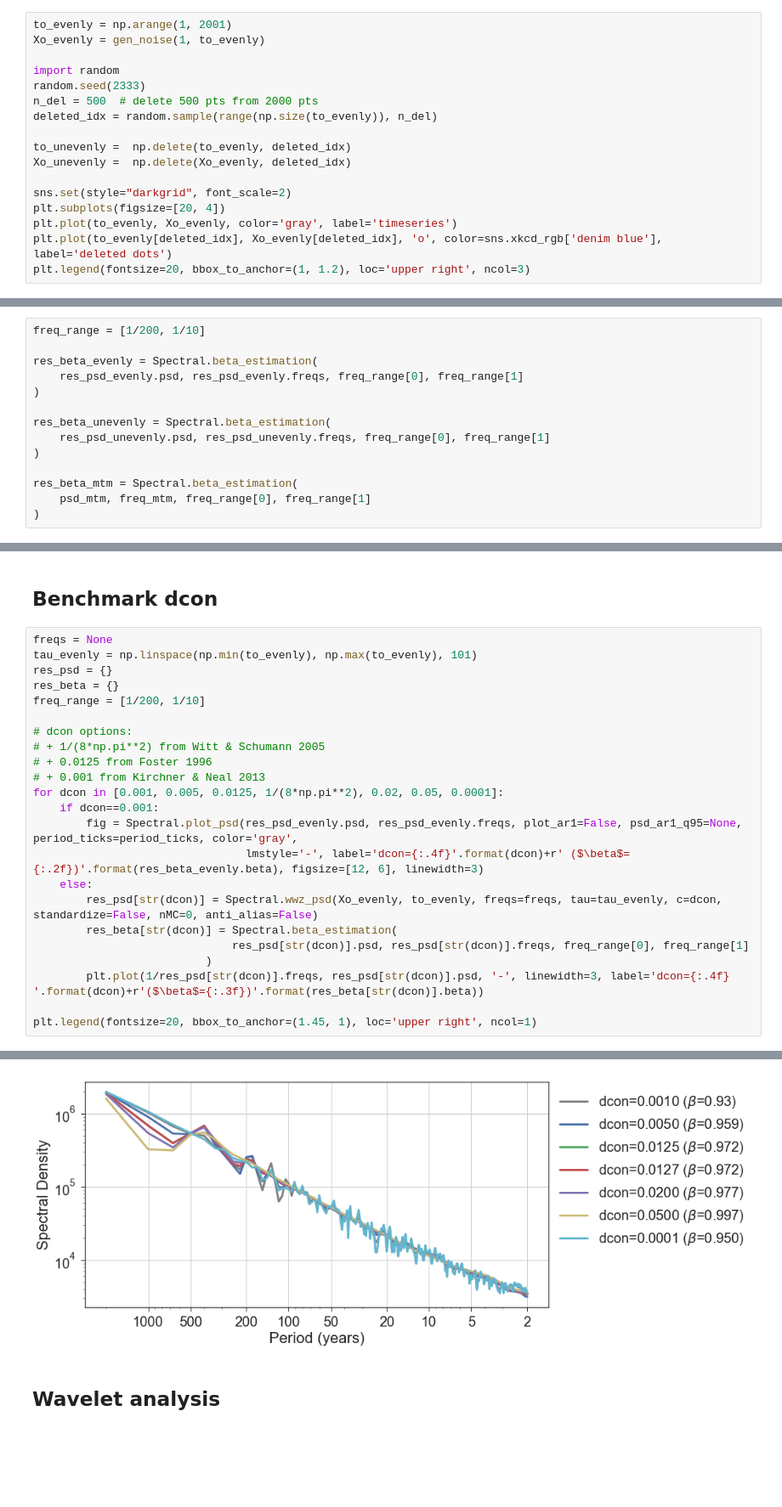
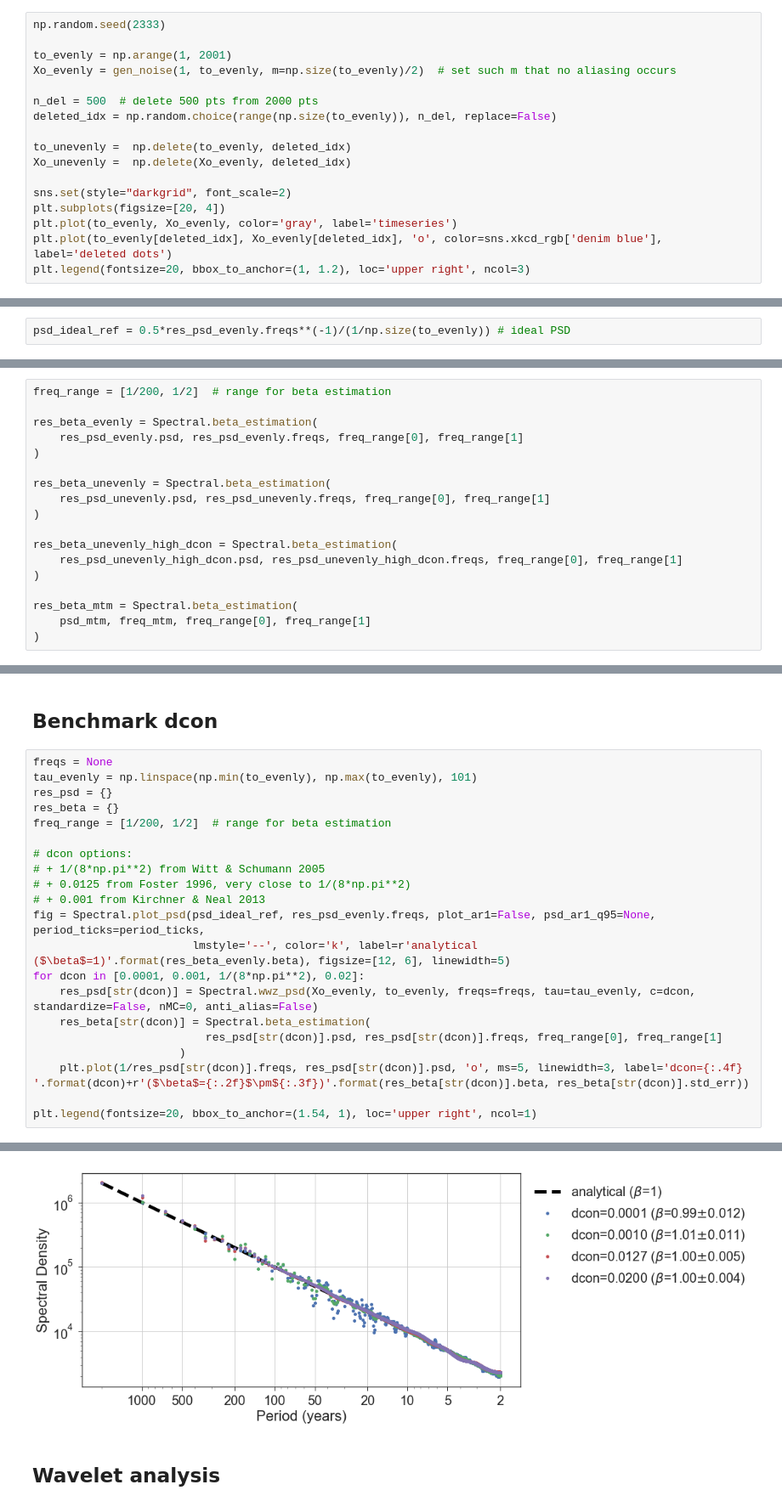
Before and after one commit to LinkedEarth/Pyleoclim_util, a Jupyter notebook: Example/WWZ_benchmark.ipynb, the cells around one changed output, grey strips where cells are left out. Shown at 85% size. Saved outputs shown, nothing was run; the diff lists cells and outputs as text; blank space fills up the shorter version.

```diff
--- a/Example/WWZ_benchmark.ipynb
+++ b/Example/WWZ_benchmark.ipynb
@@ -44,13 +43,13 @@ def gen_noise(alpha, t, f0=None, m=None):
 
     return y
 # %%
+np.random.seed(2333)
+
 to_evenly = np.arange(1, 2001)
-Xo_evenly = gen_noise(1, to_evenly)
+Xo_evenly = gen_noise(1, to_evenly, m=np.size(to_evenly)/2)  # set such m that no aliasing occurs
 
-import random
-random.seed(2333)
 n_del = 500  # delete 500 pts from 2000 pts
-deleted_idx = random.sample(range(np.size(to_evenly)), n_del)
+deleted_idx = np.random.choice(range(np.size(to_evenly)), n_del, replace=False)
 
 to_unevenly =  np.delete(to_evenly, deleted_idx)
 Xo_unevenly =  np.delete(Xo_evenly, deleted_idx)
@@ -96,8 +96,10 @@ res_psd_unevenly = Spectral.wwz_psd(Xo_unevenly, to_unevenly, freqs=freqs, tau=t
+# %%
+psd_ideal_ref = 0.5*res_psd_evenly.freqs**(-1)/(1/np.size(to_evenly)) # ideal PSD
 # %%
 import nitime.algorithms as tsa
 freq_mtm, psd_mtm, nu = tsa.multi_taper_psd(Xo_evenly, adaptive=False, jackknife=False, NW=2, Fs=1)
 # %%
-freq_range = [1/200, 1/10]
+freq_range = [1/200, 1/2]  # range for beta estimation
 
 res_beta_evenly = Spectral.beta_estimation(
     res_psd_evenly.psd, res_psd_evenly.freqs, freq_range[0], freq_range[1]
@@ -107,6 +109,10 @@ res_beta_unevenly = Spectral.beta_estimation(
     res_psd_unevenly.psd, res_psd_unevenly.freqs, freq_range[0], freq_range[1]
 )
 
+res_beta_unevenly_high_dcon = Spectral.beta_estimation(
+    res_psd_unevenly_high_dcon.psd, res_psd_unevenly_high_dcon.freqs, freq_range[0], freq_range[1]
+)
+
 res_beta_mtm = Spectral.beta_estimation(
     psd_mtm, freq_mtm, freq_range[0], freq_range[1]
 )
@@ -131,29 +139,27 @@ plt.legend()
 # %%
 freqs = None
 tau_evenly = np.linspace(np.min(to_evenly), np.max(to_evenly), 101)
 res_psd = {}
 res_beta = {}
-freq_range = [1/200, 1/10]
+freq_range = [1/200, 1/2]  # range for beta estimation
 
 # dcon options:
 # + 1/(8*np.pi**2) from Witt & Schumann 2005
-# + 0.0125 from Foster 1996
+# + 0.0125 from Foster 1996, very close to 1/(8*np.pi**2)
 # + 0.001 from Kirchner & Neal 2013
-for dcon in [0.001, 0.005, 0.0125, 1/(8*np.pi**2), 0.02, 0.05, 0.0001]:
-    if dcon==0.001:
-        fig = Spectral.plot_psd(res_psd_evenly.psd, res_psd_evenly.freqs, plot_ar1=False, psd_ar1_q95=None, period_ticks=period_ticks, color='gray',
-                                lmstyle='-', label='dcon={:.4f}'.format(dcon)+r' ($\beta$={:.2f})'.format(res_beta_evenly.beta), figsize=[12, 6], linewidth=3)
-    else:
-        res_psd[str(dcon)] = Spectral.wwz_psd(Xo_evenly, to_evenly, freqs=freqs, tau=tau_evenly, c=dcon, standardize=False, nMC=0, anti_alias=False)
-        res_beta[str(dcon)] = Spectral.beta_estimation(
-                              res_psd[str(dcon)].psd, res_psd[str(dcon)].freqs, freq_range[0], freq_range[1]
-                          )
-        plt.plot(1/res_psd[str(dcon)].freqs, res_psd[str(dcon)].psd, '-', linewidth=3, label='dcon={:.4f} '.format(dcon)+r'($\beta$={:.3f})'.format(res_beta[str(dcon)].beta))
+fig = Spectral.plot_psd(psd_ideal_ref, res_psd_evenly.freqs, plot_ar1=False, psd_ar1_q95=None, period_ticks=period_ticks,
+                        lmstyle='--', color='k', label=r'analytical ($\beta$=1)'.format(res_beta_evenly.beta), figsize=[12, 6], linewidth=5)
+for dcon in [0.0001, 0.001, 1/(8*np.pi**2), 0.02]:
+    res_psd[str(dcon)] = Spectral.wwz_psd(Xo_evenly, to_evenly, freqs=freqs, tau=tau_evenly, c=dcon, standardize=False, nMC=0, anti_alias=False)
+    res_beta[str(dcon)] = Spectral.beta_estimation(
+                          res_psd[str(dcon)].psd, res_psd[str(dcon)].freqs, freq_range[0], freq_range[1]
+                      )
+    plt.plot(1/res_psd[str(dcon)].freqs, res_psd[str(dcon)].psd, 'o', ms=5, linewidth=3, label='dcon={:.4f} '.format(dcon)+r'($\beta$={:.2f}$\pm${:.3f})'.format(res_beta[str(dcon)].beta, res_beta[str(dcon)].std_err))
 
-plt.legend(fontsize=20, bbox_to_anchor=(1.45, 1), loc='upper right', ncol=1)
+plt.legend(fontsize=20, bbox_to_anchor=(1.54, 1), loc='upper right', ncol=1)
 # %% [output]
 <matplotlib.legend.Legend at 0x...>
-[figure, old version]
+[figure, new version]
 # %% [markdown]
 ## Wavelet analysis
 # %%
```
Also changed, not shown: parts of 7 cells of this notebook, 1 other file.
